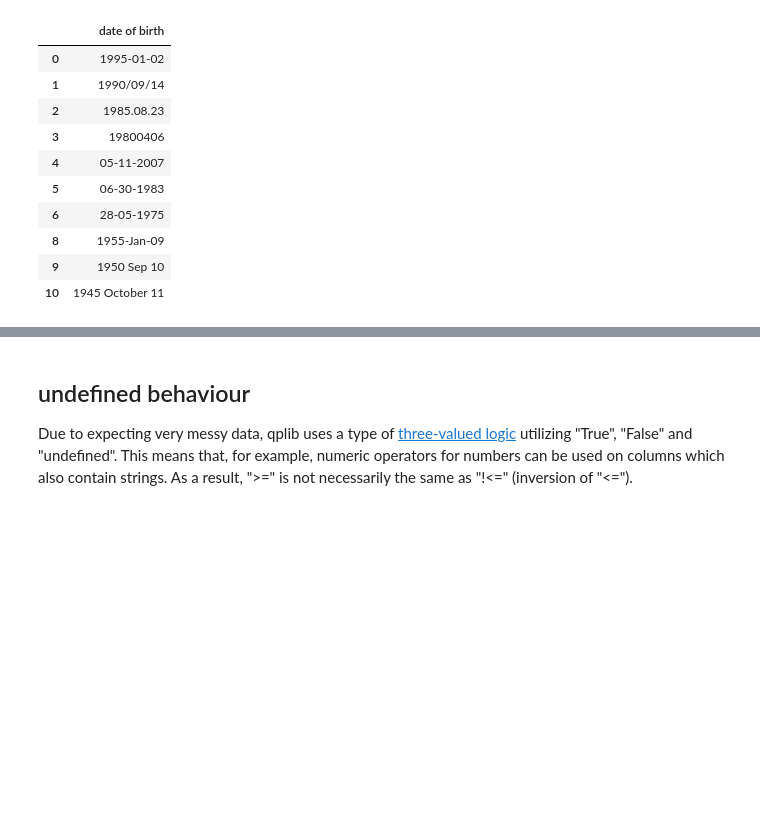
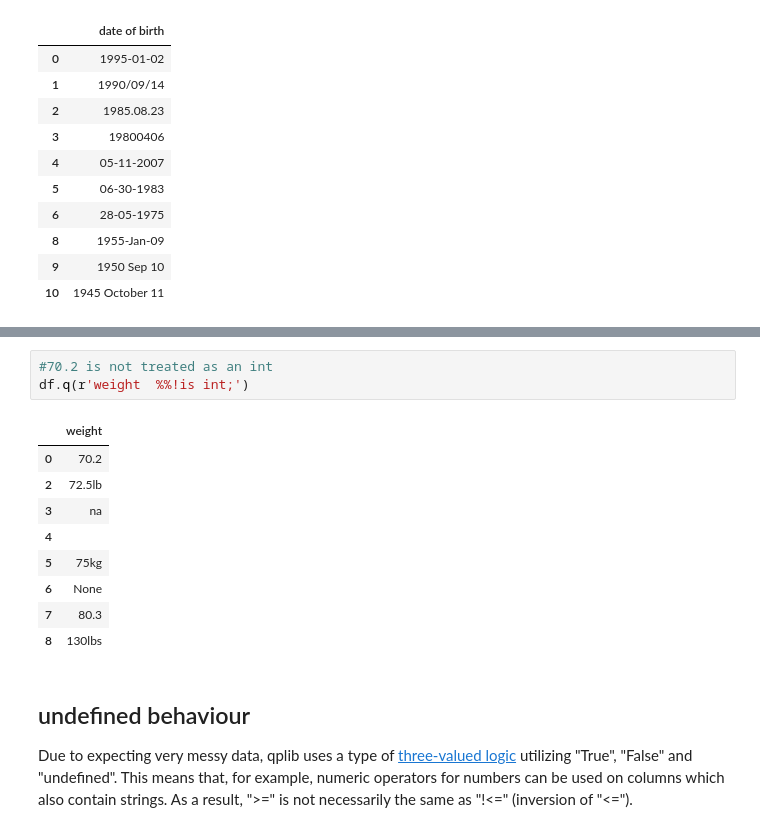
Before and after one commit to MartinVoelkl94/qplib_dev, a Jupyter notebook: interactive_demo.ipynb, the cells around one changed output, grey strips where cells are left out. Drawn from its saved outputs; the diff is of its cells as text; blank space fills up the shorter version.

```diff
--- a/interactive_demo.ipynb
+++ b/interactive_demo.ipynb
@@ -373,3 +389,16 @@ df.q(r'date of birth    %%is date;')  #note that unary operators end with a semi
+# %%
+#70.2 is not treated as an int
+df.q(r'weight  %%!is int;')
+# %% [output]
+|  | weight |
+| 0 | 70.2 |
+| 2 | 72.5lb |
+| 3 | na |
+| 4 |  |
+| 5 | 75kg |
+| 6 | None |
+| 7 | 80.3 |
+| 8 | 130lbs |
 # %% [markdown]
 ## undefined behaviour
 
```
Also changed, not shown: parts of 4 cells of this notebook.
